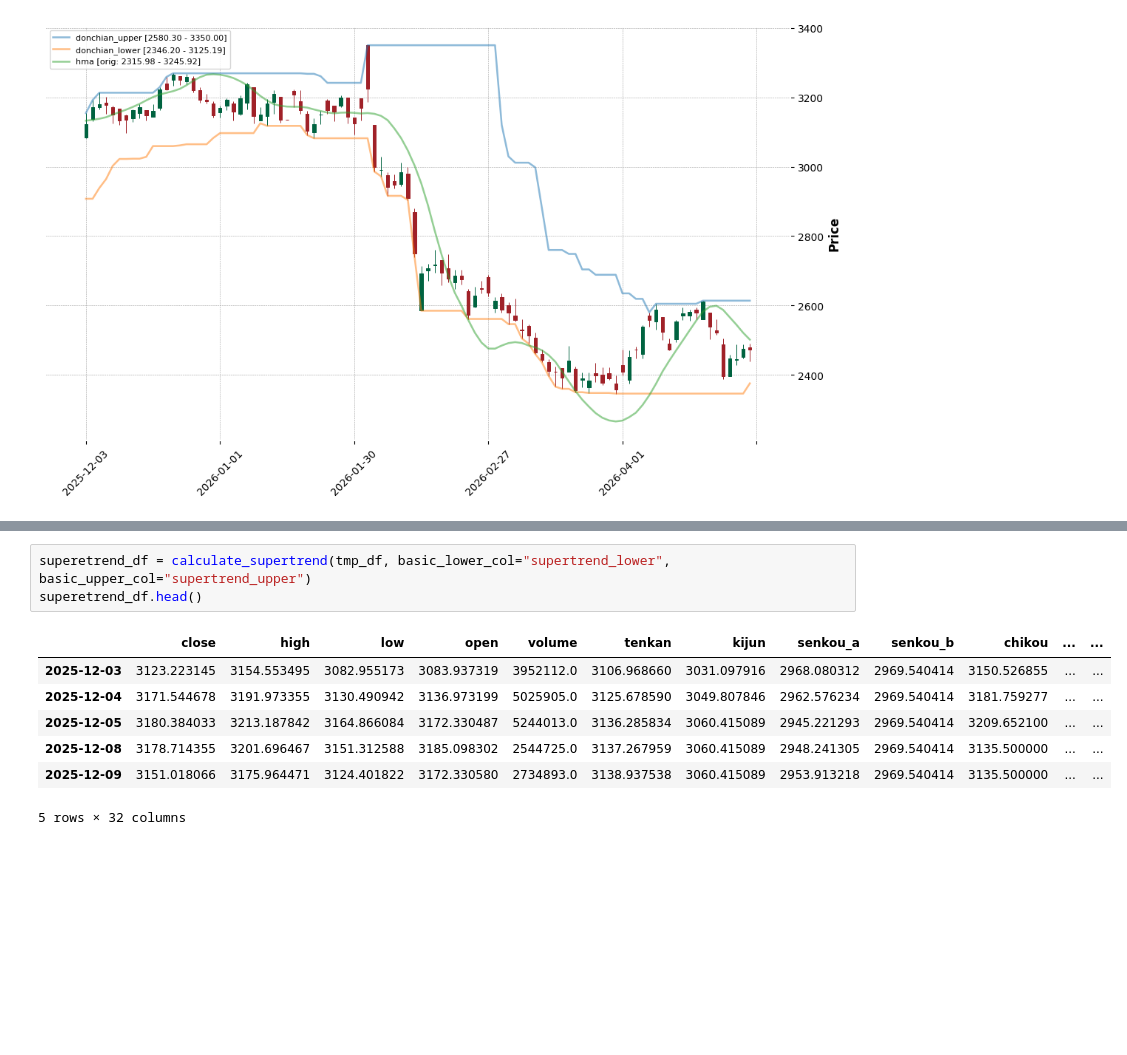
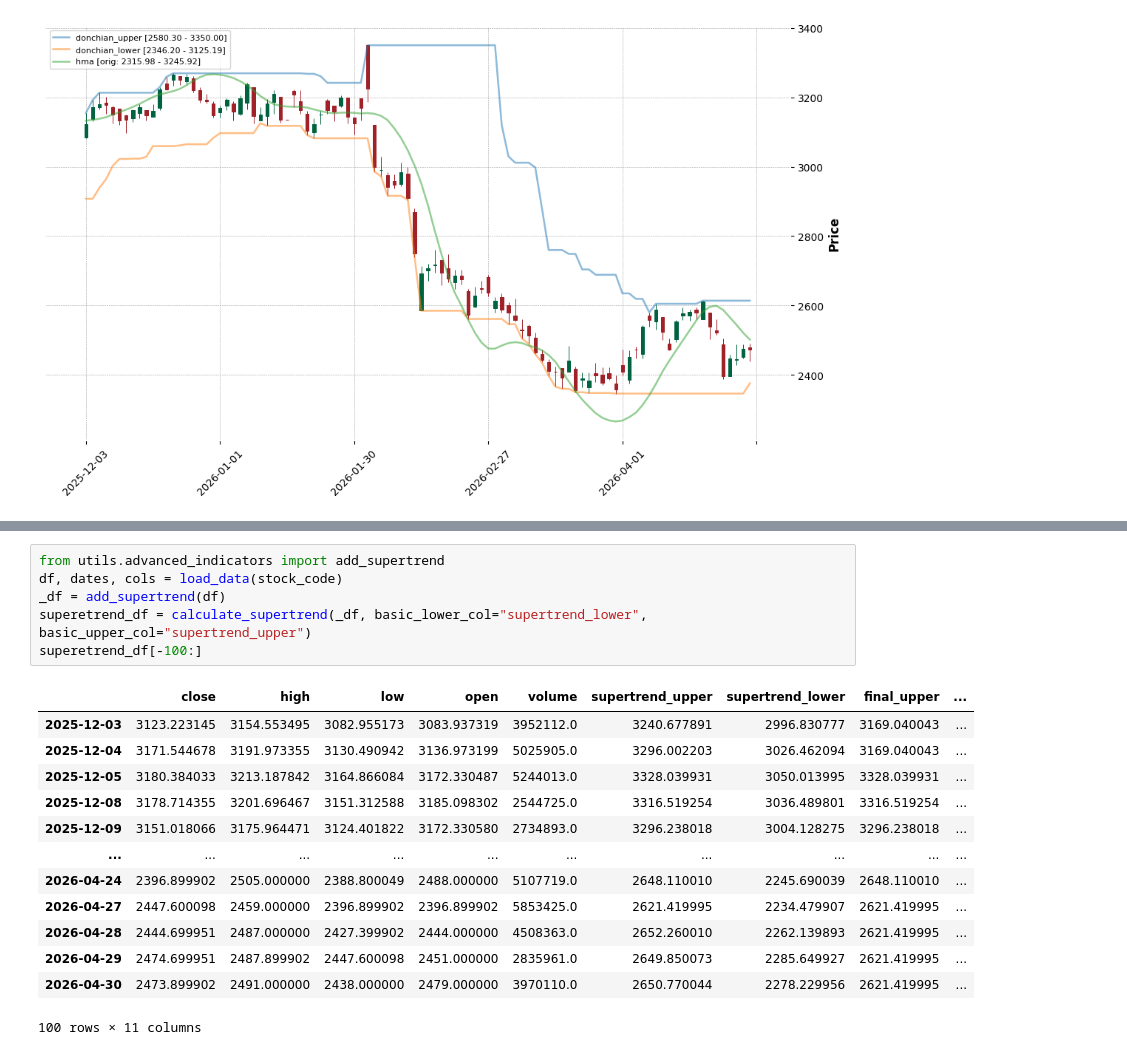
Before and after one commit to iamtatha/BruteQuantLabs, a Jupyter notebook: analysis_scripts/indicators.ipynb, the cells around one changed output, grey strips where cells are left out. Drawn from its saved outputs; the diff is of its cells as text; blank space fills up the shorter version.

Commit message:
strategy backtesting framework, backtest reports, utils, kite connect data collection

```diff
--- a/analysis_scripts/indicators.ipynb
+++ b/analysis_scripts/indicators.ipynb
@@ -603,13 +665,22 @@ def calculate_supertrend(df, basic_upper_col='basic_upper', basic_lower_col='bas
 # %%
-superetrend_df = calculate_supertrend(tmp_df, basic_lower_col="supertrend_lower", basic_upper_col="supertrend_upper")
-superetrend_df.head()
+from utils.advanced_indicators import add_supertrend
+df, dates, cols = load_data(stock_code)
+_df = add_supertrend(df)
+superetrend_df = calculate_supertrend(_df, basic_lower_col="supertrend_lower", basic_upper_col="supertrend_upper")
+superetrend_df[-100:]
 # %% [output]
-|  | close | high | low | open | volume | tenkan | kijun | senkou_a | senkou_b | chikou | ... | ... |
-| 2025-12-03 | 3123.223145 | 3154.553495 | 3082.955173 | 3083.937319 | 3952112.0 | 3106.968660 | 3031.097916 | 2968.080312 | 2969.540414 | 3150.526855 | ... | ... |
-| 2025-12-04 | 3171.544678 | 3191.973355 | 3130.490942 | 3136.973199 | 5025905.0 | 3125.678590 | 3049.807846 | 2962.576234 | 2969.540414 | 3181.759277 | ... | ... |
-| 2025-12-05 | 3180.384033 | 3213.187842 | 3164.866084 | 3172.330487 | 5244013.0 | 3136.285834 | 3060.415089 | 2945.221293 | 2969.540414 | 3209.652100 | ... | ... |
-| 2025-12-08 | 3178.714355 | 3201.696467 | 3151.312588 | 3185.098302 | 2544725.0 | 3137.267959 | 3060.415089 | 2948.241305 | 2969.540414 | 3135.500000 | ... | ... |
-| 2025-12-09 | 3151.018066 | 3175.964471 | 3124.401822 | 3172.330580 | 2734893.0 | 3138.937538 | 3060.415089 | 2953.913218 | 2969.540414 | 3135.500000 | ... | ... |
+|  | close | high | low | open | volume | supertrend_upper | supertrend_lower | final_upper | ... |
+| 2025-12-03 | 3123.223145 | 3154.553495 | 3082.955173 | 3083.937319 | 3952112.0 | 3240.677891 | 2996.830777 | 3169.040043 | ... |
+| 2025-12-04 | 3171.544678 | 3191.973355 | 3130.490942 | 3136.973199 | 5025905.0 | 3296.002203 | 3026.462094 | 3169.040043 | ... |
+| 2025-12-05 | 3180.384033 | 3213.187842 | 3164.866084 | 3172.330487 | 5244013.0 | 3328.039931 | 3050.013995 | 3328.039931 | ... |
+| 2025-12-08 | 3178.714355 | 3201.696467 | 3151.312588 | 3185.098302 | 2544725.0 | 3316.519254 | 3036.489801 | 3316.519254 | ... |
+| 2025-12-09 | 3151.018066 | 3175.964471 | 3124.401822 | 3172.330580 | 2734893.0 | 3296.238018 | 3004.128275 | 3296.238018 | ... |
+| ... | ... | ... | ... | ... | ... | ... | ... | ... | ... |
+| 2026-04-24 | 2396.899902 | 2505.000000 | 2388.800049 | 2488.000000 | 5107719.0 | 2648.110010 | 2245.690039 | 2648.110010 | ... |
+| 2026-04-27 | 2447.600098 | 2459.000000 | 2396.899902 | 2396.899902 | 5853425.0 | 2621.419995 | 2234.479907 | 2621.419995 | ... |
+| 2026-04-28 | 2444.699951 | 2487.000000 | 2427.399902 | 2444.000000 | 4508363.0 | 2652.260010 | 2262.139893 | 2621.419995 | ... |
+| 2026-04-29 | 2474.699951 | 2487.899902 | 2447.600098 | 2451.000000 | 2835961.0 | 2649.850073 | 2285.649927 | 2621.419995 | ... |
+| 2026-04-30 | 2473.899902 | 2491.000000 | 2438.000000 | 2479.000000 | 3970110.0 | 2650.770044 | 2278.229956 | 2621.419995 | ... |
-5 rows × 32 columns
+100 rows × 11 columns
 # %%
 tmp_df = superetrend_df[-100:]
```
Also changed, not shown: parts of 14 cells of this notebook, 23 other files.
